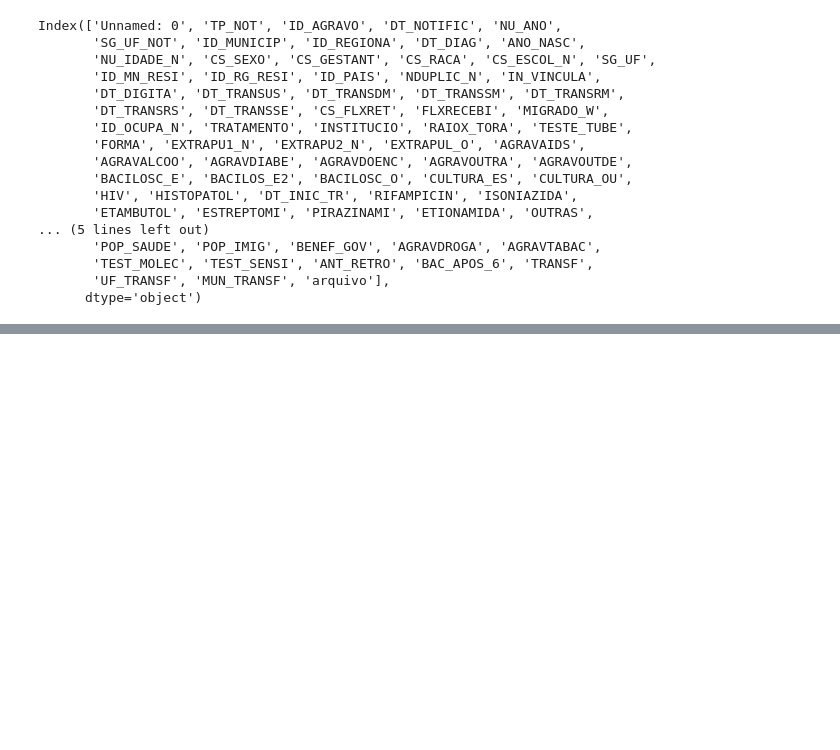
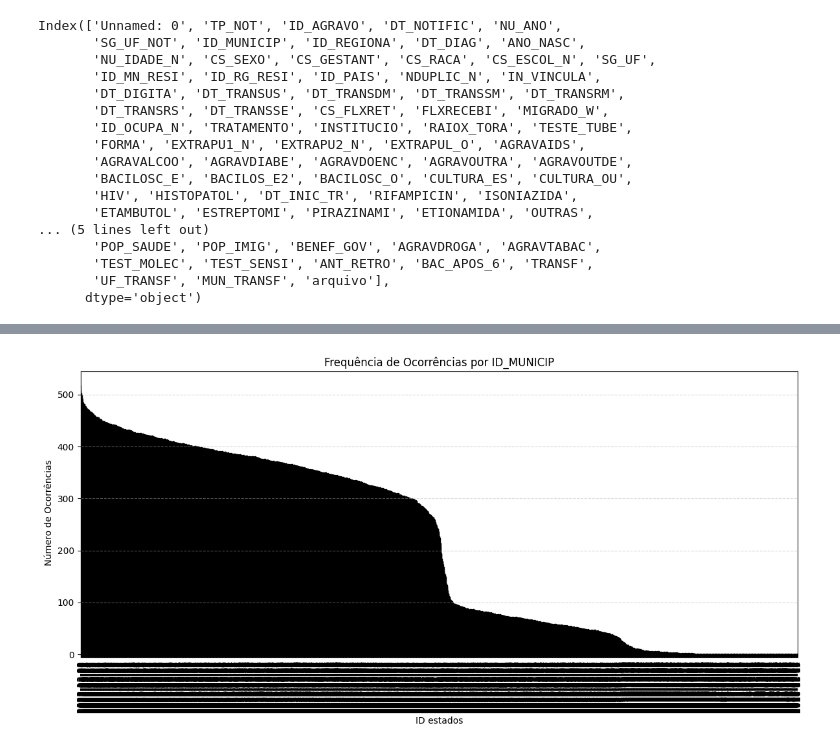
Before and after one commit to FreitasVarejo/MC853-Project, a Jupyter notebook: lab01/notebook.ipynb, the cells around one changed output, grey strips where cells are left out. Cells and saved outputs as stored; diff of their text form; code cells hidden in the pictures; blank space fills up the shorter version.

```diff
--- a/lab01/notebook.ipynb
+++ b/lab01/notebook.ipynb
@@ -38,0 +168,16 @@ Index(['Unnamed: 0', 'TP_NOT', 'ID_AGRAVO', 'DT_NOTIFIC', 'NU_ANO',
+# %%
+# Define the threshold (e.g., 50% empty values)
+threshold = 0.6
+
+# Calculate the proportion of empty (or NaN) values per column
+empty_ratio = df_sem_zero.isna().mean()
+
+# Select columns where the proportion of empty values exceeds the threshold
+columns_to_drop = empty_ratio[empty_ratio > threshold].index
+
+# Drop those columns
+df_sem_zero_cleaned = df_sem_zero.copy()
+df_sem_zero_cleaned = df_sem_zero_cleaned.drop(columns=columns_to_drop)
+
+# Display the cleaned dataframe
+df_sem_zero_cleaned.head()
@@ -38,0 +216,20 @@ Index(['Unnamed: 0', 'TP_NOT', 'ID_AGRAVO', 'DT_NOTIFIC', 'NU_ANO',
+# %%
+import matplotlib.pyplot as plt
+
+# Conta as ocorrências por ID
+contagem_ids = df_sem_zero_cleaned['DT_DIAG'].value_counts()
+
+# Plota o gráfico de barras
+plt.figure(figsize=(12, 6))
+contagem_ids.plot(kind='bar', color='cornflowerblue', edgecolor='black')
+
+plt.title('Frequência de Ocorrências por ID_MUNICIP')
+plt.xlabel('ID estados')
+plt.ylabel('Número de Ocorrências')
+plt.xticks(rotation=90)
+plt.grid(axis='y', linestyle='--', alpha=0.5)
+
+plt.tight_layout()
+plt.show()
+# %% [output]
+[figure, added]
```
Also changed, not shown: parts of 15 cells of this notebook.
